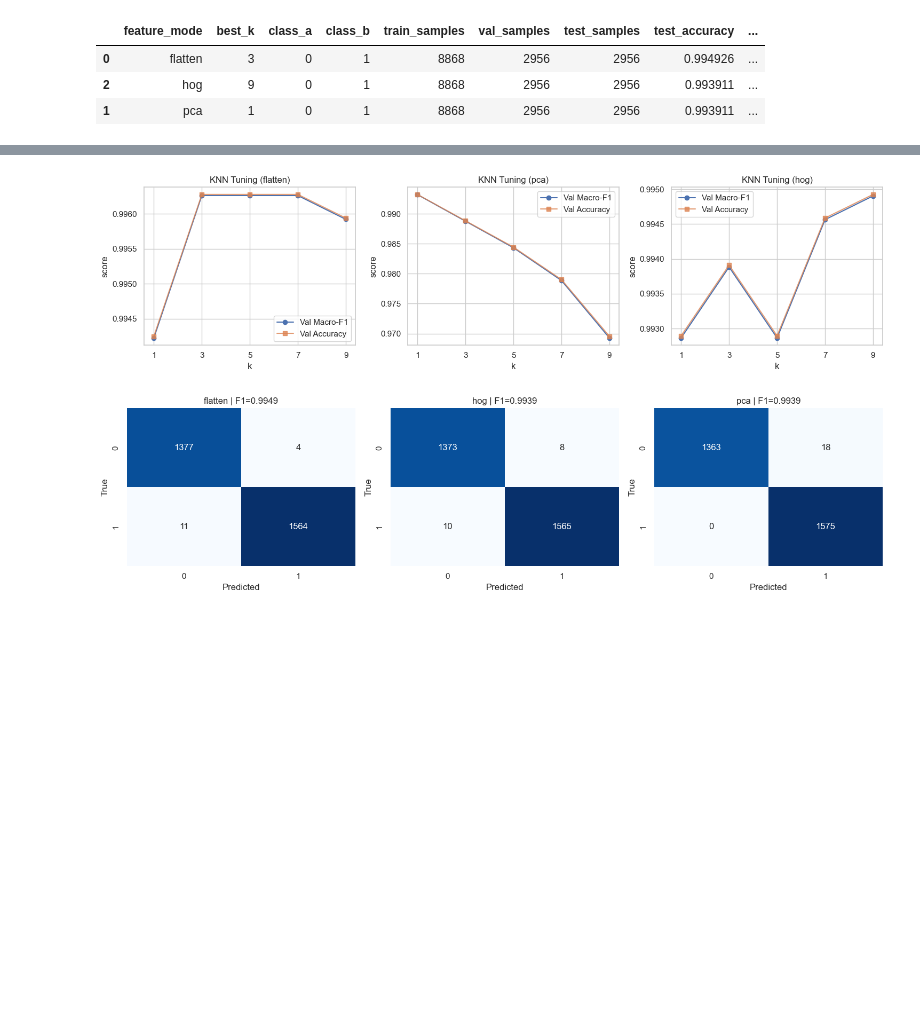
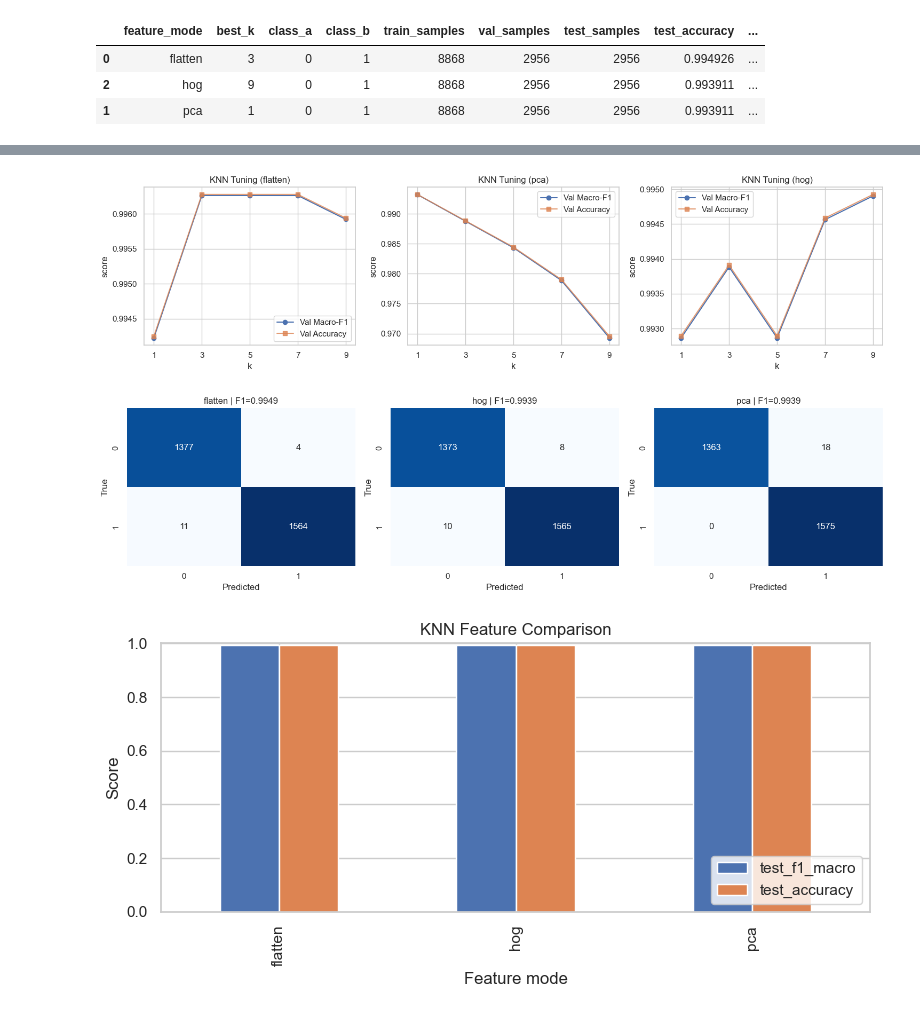
Before and after one commit to Ahmed-Fahmy00/Mnist-Classification, a Jupyter notebook: src/pipelines/phase1_knn_pipeline.ipynb, the cells around one changed output, grey strips where cells are left out. Cells and saved outputs as stored; diff of their text form; code cells hidden in the pictures; blank space fills up the shorter version.

```diff
--- a/src/pipelines/phase1_knn_pipeline.ipynb
+++ b/src/pipelines/phase1_knn_pipeline.ipynb
@@ -162,9 +216,20 @@ for mode in FEATURES:
         pca_components=PCA_COMPONENTS,
         random_state=RANDOM_STATE,
         output_dir=OUTPUT_DIR,
+        include_timing=True,
     )
     result['model'] = 'knn'
     summary_rows.append(result)
+
+    timing = result.get('timing_seconds', {})
+    for stage in ['feature_build', 'tuning', 'fit_eval', 'total']:
+        timing_rows.append(
+            {
+                'stage': stage,
+                'feature_mode': mode,
+                'seconds': float(timing.get(stage, 0.0)),
+            }
+        )
 
 summary_df = pd.DataFrame(summary_rows).sort_values(
     by=['test_f1_macro', 'test_accuracy'],
@@ -182,7 +260,52 @@ Running KNN with feature=hog
 # %%
-# Visualization checkpoint 2: tuning curves + confusion matrices
-plot_knn_tuning_curves(output_dir=OUTPUT_DIR, feature_modes=FEATURES)
-plot_knn_confusion_matrices(summary_df=summary_df, class_a=CLASS_A, class_b=CLASS_B)
+# Visualization checkpoint 2: tuning curves + confusion matrices + feature comparison
+fig, axes = plt.subplots(1, len(FEATURES), figsize=(5 * len(FEATURES), 4), squeeze=False)
+
+for i, mode in enumerate(FEATURES):
+    tune_path = OUTPUT_DIR / mode / 'validation_tuning.csv'
+    tune_df = pd.read_csv(tune_path).sort_values('k')
+    axes[0, i].plot(tune_df['k'], tune_df['val_f1_macro'], marker='o', label='Val Macro-F1')
+    axes[0, i].plot(tune_df['k'], tune_df['val_accuracy'], marker='s', label='Val Accuracy', alpha=0.8)
+    axes[0, i].set_title(f'KNN Tuning ({mode})')
+    axes[0, i].set_xlabel('k')
+    axes[0, i].set_ylabel('score')
+    axes[0, i].set_xticks(sorted(tune_df['k'].unique()))
+    axes[0, i].legend()
+
+plt.tight_layout()
+plt.show()
+
+fig, axes = plt.subplots(1, len(summary_df), figsize=(5 * len(summary_df), 4), squeeze=False)
+for i, (_, row) in enumerate(summary_df.iterrows()):
+    cm = np.asarray(row['confusion_matrix'])
+    sns.heatmap(
+        cm,
+        annot=True,
+        fmt='d',
+        cmap='Blues',
+        cbar=False,
+        ax=axes[0, i],
+        xticklabels=[CLASS_A, CLASS_B],
+        yticklabels=[CLASS_A, CLASS_B],
+    )
+    axes[0, i].set_title(f"{row['feature_mode']} | F1={row['test_f1_macro']:.4f}")
+    axes[0, i].set_xlabel('Predicted')
+    axes[0, i].set_ylabel('True')
+
+plt.tight_layout()
+plt.show()
+
+feature_plot_df = summary_df.sort_values(by=['test_f1_macro', 'test_accuracy'], ascending=[False, False])[['feature_mode', 'test_f1_macro', 'test_accuracy']].set_index('feature_mode')
+fig, ax = plt.subplots(figsize=(8, 4))
+feature_plot_df.plot(kind='bar', ax=ax)
+ax.set_title('KNN Feature Comparison')
+ax.set_xlabel('Feature mode')
+ax.set_ylabel('Score')
+ax.set_ylim(0.0, 1.0)
+ax.legend(loc='lower right')
+plt.tight_layout()
+plt.show()
 # %% [output]
 [figure]
 [figure]
+[figure, added]
```
Also changed, not shown: parts of 13 cells of this notebook, 8 other files.
